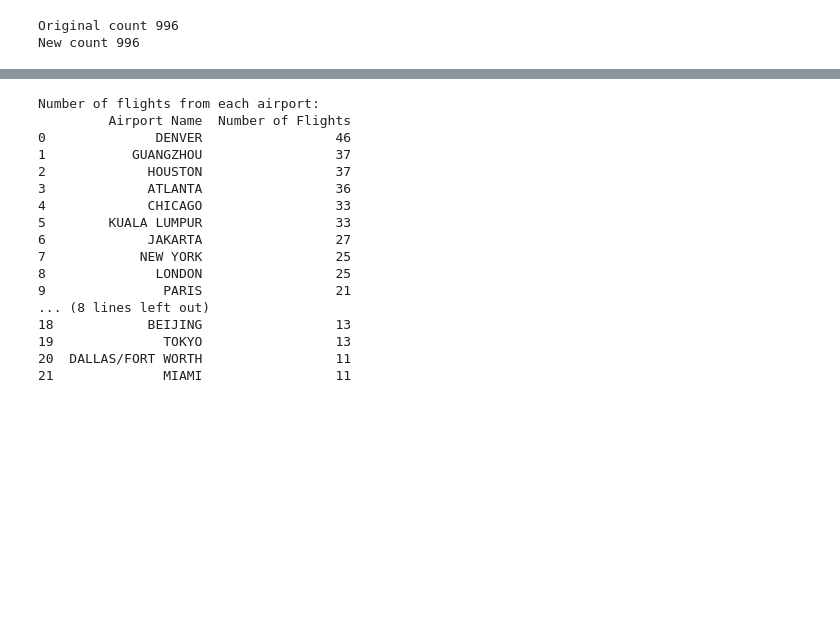
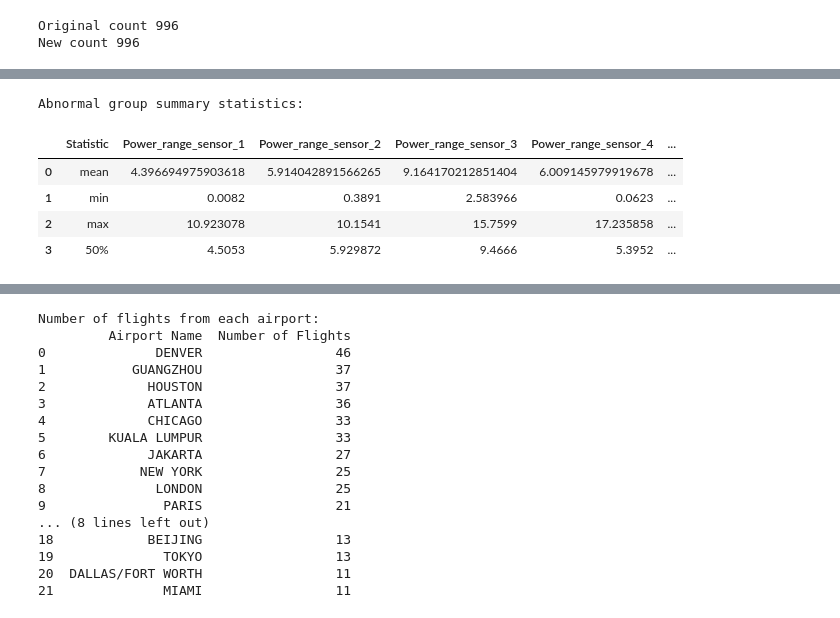
Before and after one commit to Teddiex/CMP3749M-Big-Data, a Jupyter notebook: BigData_Assignment.ipynb, the cells around one changed output, grey strips where cells are left out. Cells and saved outputs as stored; diff of their text form; code cells hidden in the pictures; blank space fills up the shorter version.

```diff
--- a/BigData_Assignment.ipynb
+++ b/BigData_Assignment.ipynb
@@ -134,0 +107,12 @@ Normal group summary statistics:
+# %%
+print('Abnormal group summary statistics:')
+summaryAbnormal = summaryAbnormal.toPandas()
+summaryAbnormal
+#summaryAbnormal.show()
+# %% [output]
+Abnormal group summary statistics:
+|  | Statistic | Power_range_sensor_1 | Power_range_sensor_2 | Power_range_sensor_3 | Power_range_sensor_4 | ... |
+| 0 | mean | 4.396694975903618 | 5.914042891566265 | 9.164170212851404 | 6.009145979919678 | ... |
+| 1 | min | 0.0082 | 0.3891 | 2.583966 | 0.0623 | ... |
+| 2 | max | 10.923078 | 10.1541 | 15.7599 | 17.235858 | ... |
+| 3 | 50% | 4.5053 | 5.929872 | 9.4666 | 5.3952 | ... |
```
Also changed, not shown: parts of 13 cells of this notebook.
